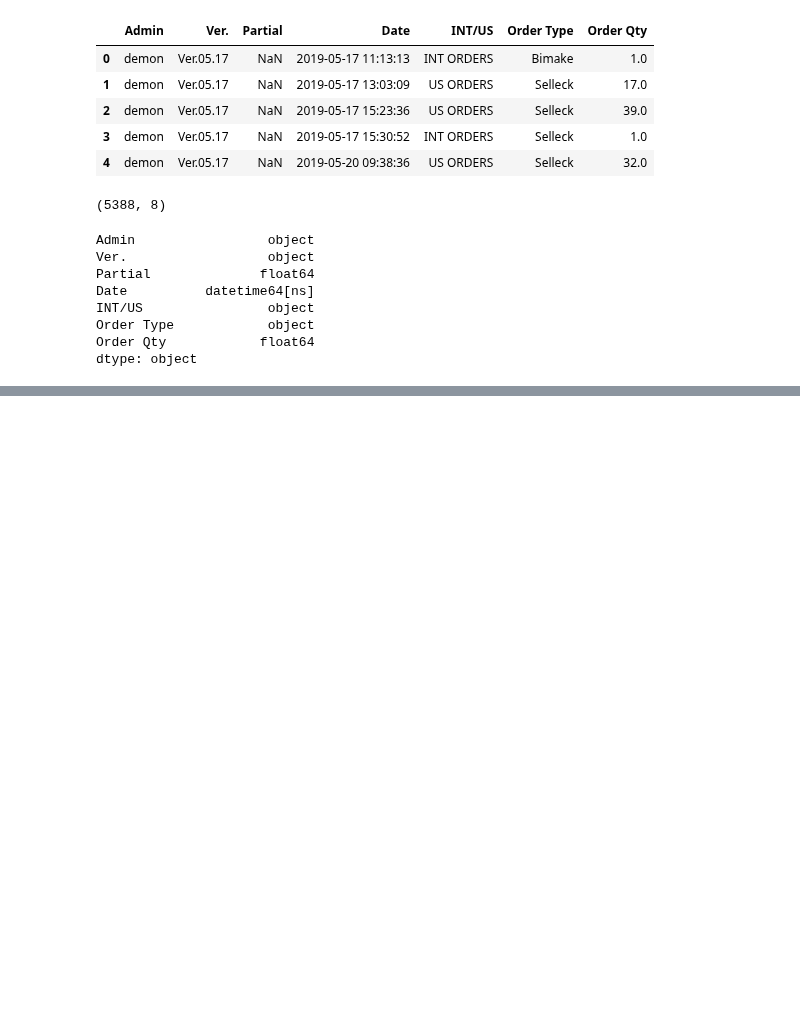
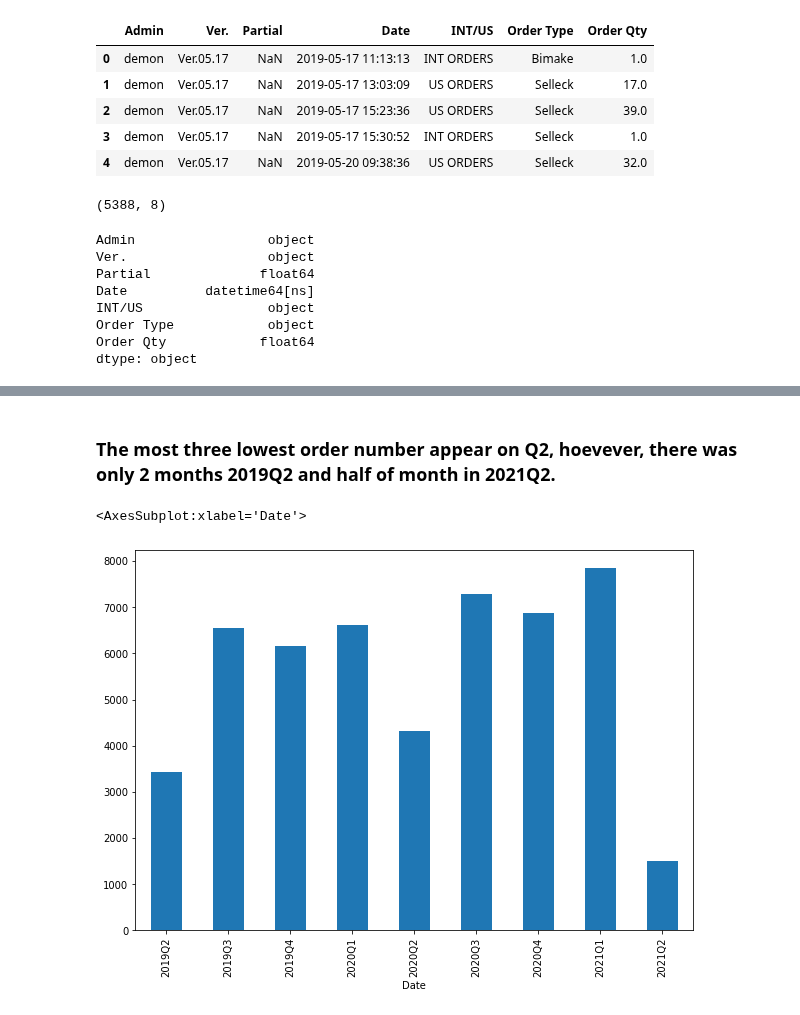
Before and after one commit to rhodapang/Python-Practice, a Jupyter notebook: Log Analysis Project .ipynb, the cells around one changed output, grey strips where cells are left out. Cells and saved outputs as stored; diff of their text form; code cells hidden in the pictures; blank space fills up the shorter version.

```diff
--- a/Log Analysis Project .ipynb
+++ b/Log Analysis Project .ipynb
@@ -43,0 +47,7 @@ df['Order Qty'].groupby(df['Date'].dt.to_period('M')).sum().plot(kind='bar',figs
+# %% [markdown]
+### The most three lowest order number appear on Q2, hoevever, there was only 2 months 2019Q2 and half of month in 2021Q2.
+# %%
+df['Order Qty'].groupby(df['Date'].dt.to_period('Q')).sum().plot(kind='bar',figsize=(10,7))
+# %% [output]
+<AxesSubplot:xlabel='Date'>
+[figure, added]
```
Also changed, not shown: parts of 5 cells of this notebook.
